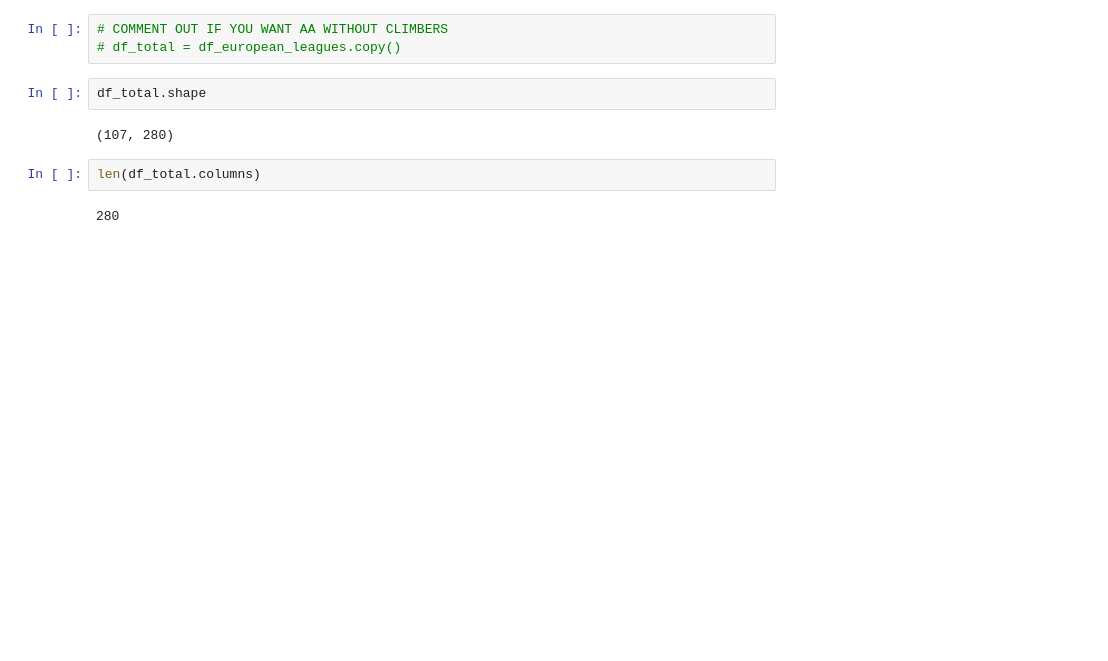
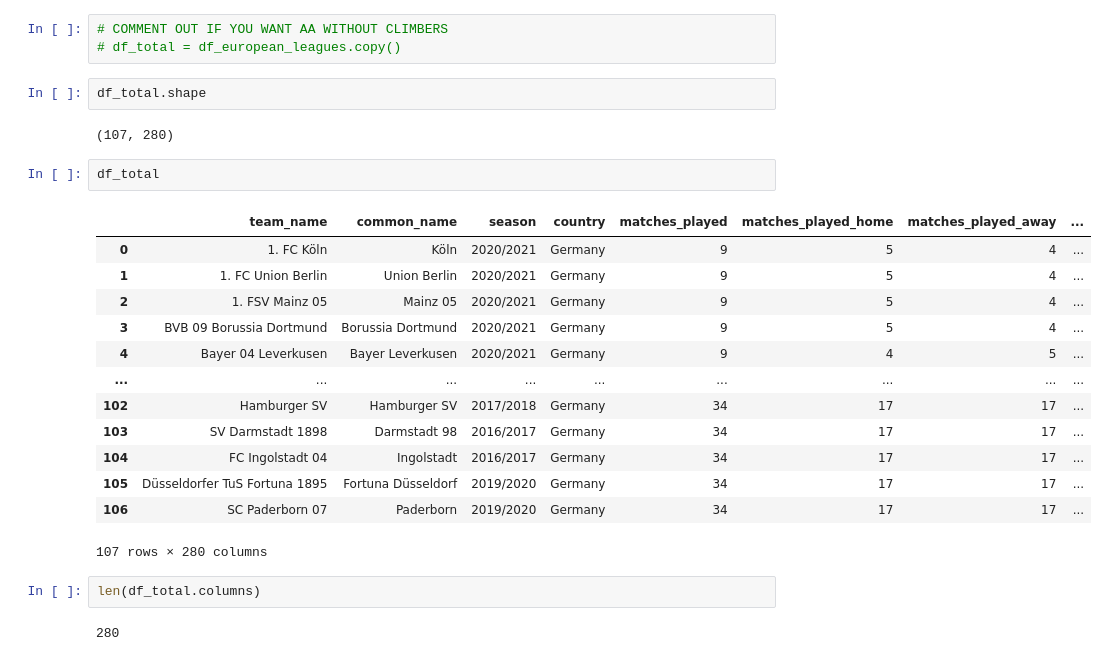
Before and after one commit to nichohelmut/football_results, a Jupyter notebook: archetype_analysis.ipynb, the cells around one changed output. Drawn from its saved outputs; the diff is of its cells as text; blank space fills up the shorter version.

```diff
--- a/archetype_analysis.ipynb
+++ b/archetype_analysis.ipynb
@@ -99,6 +88,22 @@ df_total = df_all.copy()
 df_total.shape
 # %% [output]
 (107, 280)
+# %%
+df_total
+# %% [output]
+|  | team_name | common_name | season | country | matches_played | matches_played_home | matches_played_away | ... |
+| 0 | 1. FC Köln | Köln | 2020/2021 | Germany | 9 | 5 | 4 | ... |
+| 1 | 1. FC Union Berlin | Union Berlin | 2020/2021 | Germany | 9 | 5 | 4 | ... |
+| 2 | 1. FSV Mainz 05 | Mainz 05 | 2020/2021 | Germany | 9 | 5 | 4 | ... |
+| 3 | BVB 09 Borussia Dortmund | Borussia Dortmund | 2020/2021 | Germany | 9 | 5 | 4 | ... |
+| 4 | Bayer 04 Leverkusen | Bayer Leverkusen | 2020/2021 | Germany | 9 | 4 | 5 | ... |
+| ... | ... | ... | ... | ... | ... | ... | ... | ... |
+| 102 | Hamburger SV | Hamburger SV | 2017/2018 | Germany | 34 | 17 | 17 | ... |
+| 103 | SV Darmstadt 1898 | Darmstadt 98 | 2016/2017 | Germany | 34 | 17 | 17 | ... |
+| 104 | FC Ingolstadt 04 | Ingolstadt | 2016/2017 | Germany | 34 | 17 | 17 | ... |
+| 105 | Düsseldorfer TuS Fortuna 1895 | Fortuna Düsseldorf | 2019/2020 | Germany | 34 | 17 | 17 | ... |
+| 106 | SC Paderborn 07 | Paderborn | 2019/2020 | Germany | 34 | 17 | 17 | ... |
+107 rows × 280 columns
 # %%
 len(df_total.columns)
 # %% [output]
```
Also changed, not shown: parts of 10 cells of this notebook, 18 other files.
